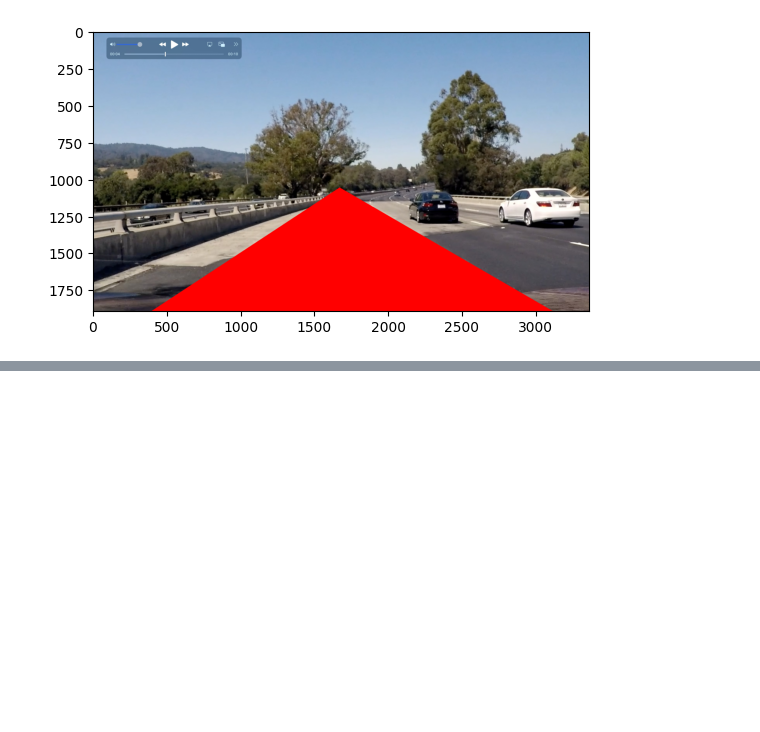
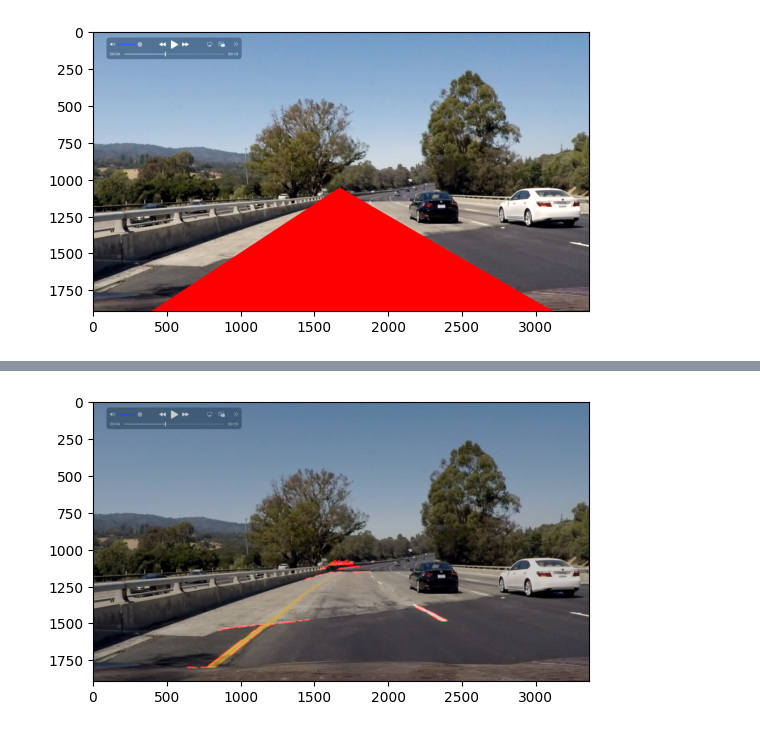
Before and after one commit to Jackiempty/Route_capturing, a Jupyter notebook: capturing.ipynb, the cells around one changed output, grey strips where cells are left out. Drawn from its saved outputs; the diff is of its cells as text; code cells hidden in the pictures; blank space fills up the shorter version.

```diff
--- a/capturing.ipynb
+++ b/capturing.ipynb
@@ -107,0 +114,87 @@ This image is:  <class 'numpy.ndarray'> with dimensions: (985, 1915, 3)
+# %%
+import matplotlib.pyplot as plt
+import matplotlib.image as mpimg
+import numpy as np
+import cv2
+
+
+# Read in and grayscale the image
+image = mpimg.imread('test_images/challange.jpg')
+print('This image is: ', type(image),'with dimensions:', image.shape)
+
+#-----------------------------------------------------------------------------
+# Define our color criteria
+blue_threshold = 0
+green_threshold = 150
+red_threshold = 210
+rgb_threshold = [blue_threshold, green_threshold, red_threshold]
+
+# Mask pixels below the threshold
+color_thresholds = (image[:,:,0] < rgb_threshold[0]) | \
+                    (image[:,:,1] < rgb_threshold[1]) | \
+                    (image[:,:,2] < rgb_threshold[2])
+
+color_select= np.copy(image)
+color_select[color_thresholds] = [0,0,0]
+
+#-----------------------------------------------------------------------------
+
+gray = cv2.cvtColor(image,cv2.COLOR_RGB2GRAY)
+
+# Define a kernel size and apply Gaussian smoothing
+kernel_size = 7
+blur_gray = cv2.GaussianBlur(gray,(kernel_size, kernel_size),0)
+
+# Define our parameters for Canny and apply
+low_threshold = 1
+high_threshold = 150
+edges = cv2.Canny(blur_gray, low_threshold, high_threshold)
+
+# Next we'll create a masked edges image using cv2.fillPoly()
+mask = np.zeros_like(edges)
+ignore_mask_color = 255
+
+# This time we are defining a four sided polygon to mask
+imshape = image.shape
+# clockwise, start from top
+# vertices = np.array([[(0,imshape[0]),(0, 0), (imshape[1], 0), (imshape[1],imshape[0])]], dtype=np.int32)
+vertices = np.array([[(imshape[1]*480/960, imshape[0]*300/540), (imshape[1]*920/960, imshape[0]), (imshape[1]*80/960,imshape[0])]], dtype=np.int32)
+cv2.fillPoly(mask, vertices, ignore_mask_color)
+masked_edges = cv2.bitwise_and(edges, mask)
+
+# print("masked_edges")
+# plt.imshow(masked_edges)
+
+# Define the Hough transform parameters
+# Make a blank the same size as our image to draw on
+rho = 3 # distance resolution in pixels of the Hough grid
+theta = np.pi/180 # angular resolution in radians of the Hough grid
+threshold = 1     # minimum number of votes (intersections in Hough grid cell)
+min_line_length = 20 # minimum number of pixels making up a line
+max_line_gap = 20    # maximum gap in pixels between connectable line segments
+line_image = np.copy(image)*0 # creating a blank to draw lines on
+
+# Run Hough on edge detected image
+# Output "lines" is an array containing endpoints of detected line segments
+lines = cv2.HoughLinesP(masked_edges, rho, theta, threshold, np.array([]),
+                            min_line_length, max_line_gap)
+
+# Iterate over the output "lines" and draw lines on a blank image
+for line in lines:
+    for x1,y1,x2,y2 in line:
+        cv2.line(line_image,(x1,y1),(x2,y2),(255,0,0),10)
+
+# print("line_image")
+# plt.imshow(line_image)
+
+# Create a "color" binary image to combine with line image
+color_edges = np.dstack((edges, edges, edges))
+
+# Draw the lines on the edge image
+lines_edges = cv2.addWeighted(image, 0.8, line_image, 1, 0)
+
+
+
+
+plt.imshow(lines_edges)
+# %% [output]
@@ -107,0 +203 @@ This image is:  <class 'numpy.ndarray'> with dimensions: (985, 1915, 3)
+[figure, added]
```
Also changed, not shown: parts of 2 cells of this notebook, 1 other file.
